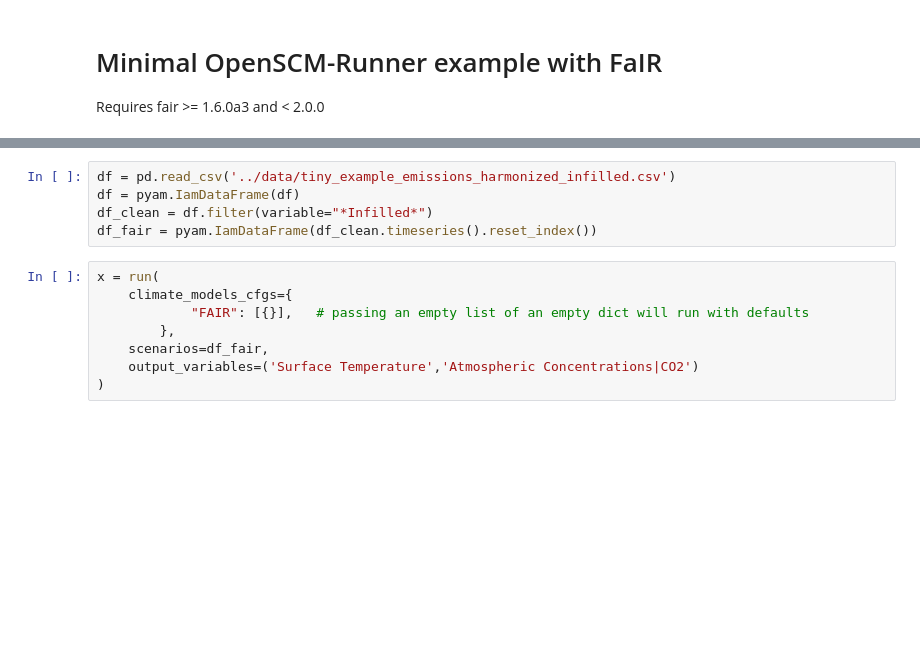
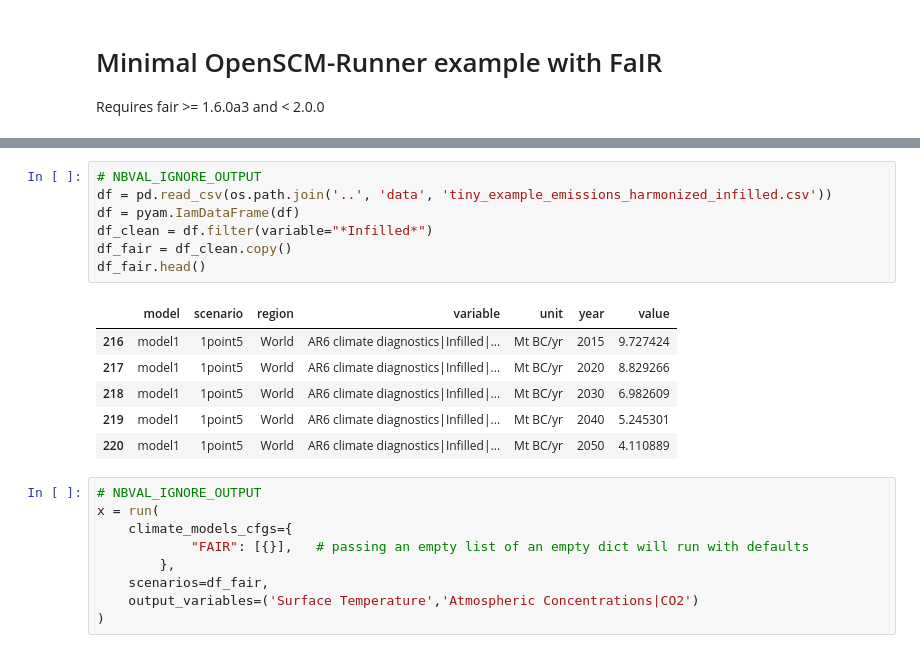
Before and after one commit to openscm/openscm-runner, a Jupyter notebook: notebooks/run-fair.ipynb, the cells around one changed output, grey strips where cells are left out. Drawn from its saved outputs; the diff is of its cells as text; blank space fills up the shorter version.

```diff
--- a/notebooks/run-fair.ipynb
+++ b/notebooks/run-fair.ipynb
@@ -34,9 +34,19 @@ fair.get_version()
 # %%
-df = pd.read_csv('../data/tiny_example_emissions_harmonized_infilled.csv')
+# NBVAL_IGNORE_OUTPUT
+df = pd.read_csv(os.path.join('..', 'data', 'tiny_example_emissions_harmonized_infilled.csv'))
 df = pyam.IamDataFrame(df)
 df_clean = df.filter(variable="*Infilled*")
-df_fair = pyam.IamDataFrame(df_clean.timeseries().reset_index())
+df_fair = df_clean.copy()
+df_fair.head()
+# %% [output]
+|  | model | scenario | region | variable | unit | year | value |
+| 216 | model1 | 1point5 | World | AR6 climate diagnostics|Infilled|... | Mt BC/yr | 2015 | 9.727424 |
+| 217 | model1 | 1point5 | World | AR6 climate diagnostics|Infilled|... | Mt BC/yr | 2020 | 8.829266 |
+| 218 | model1 | 1point5 | World | AR6 climate diagnostics|Infilled|... | Mt BC/yr | 2030 | 6.982609 |
+| 219 | model1 | 1point5 | World | AR6 climate diagnostics|Infilled|... | Mt BC/yr | 2040 | 5.245301 |
+| 220 | model1 | 1point5 | World | AR6 climate diagnostics|Infilled|... | Mt BC/yr | 2050 | 4.110889 |
 # %%
+# NBVAL_IGNORE_OUTPUT
 x = run(
     climate_models_cfgs={
             "FAIR": [{}],   # passing an empty list of an empty dict will run with defaults
```
Also changed, not shown: parts of 12 cells of this notebook, 2 other files.
